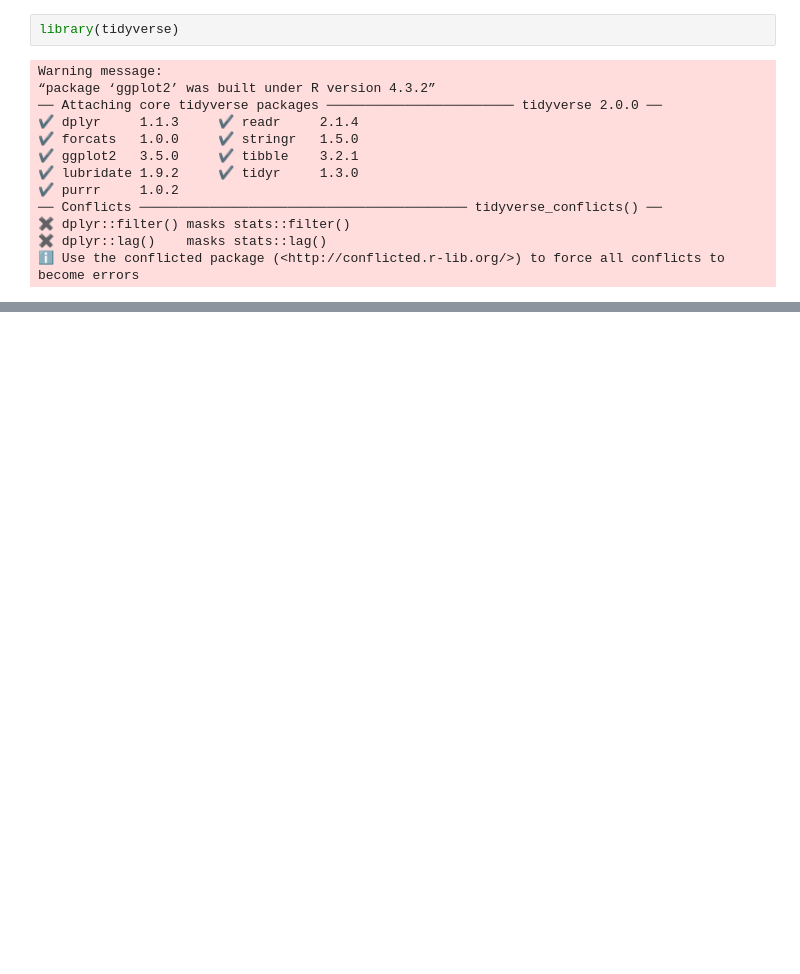
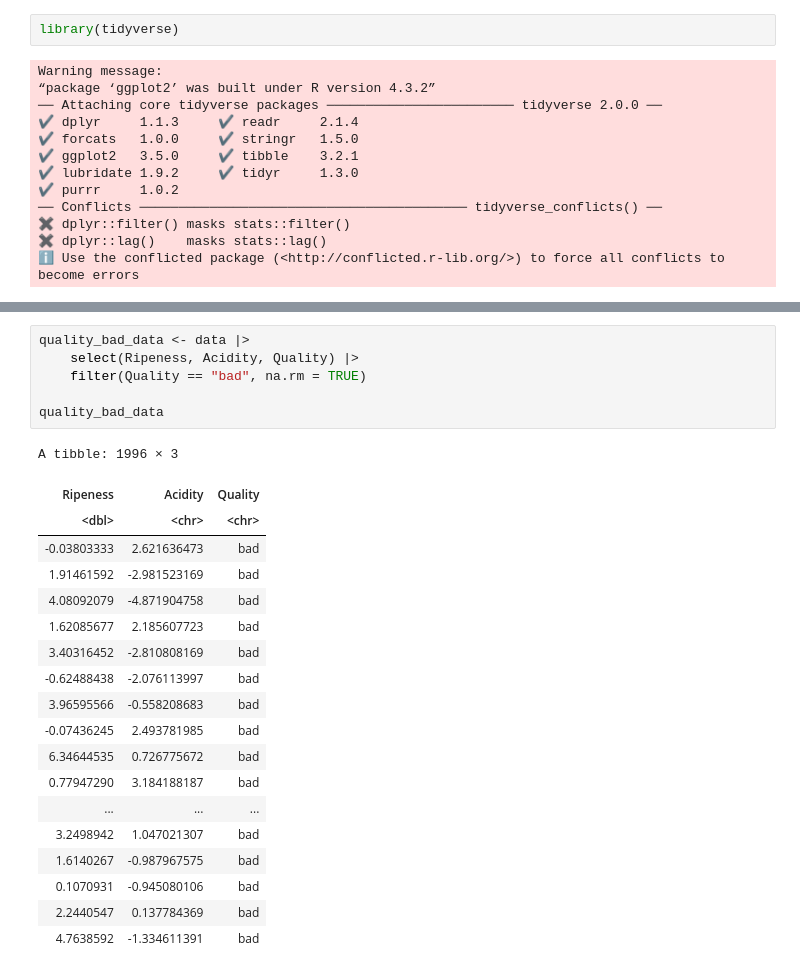
Before and after one commit to Ethkazin/DSCI-100-Group-Project, a Jupyter notebook: Final Report Data.ipynb, the cells around one changed output, grey strips where cells are left out. Saved outputs shown, nothing was run; the diff lists cells and outputs as text; blank space fills up the shorter version.

```diff
--- a/Final Report Data.ipynb
+++ b/Final Report Data.ipynb
@@ -46,0 +98,26 @@ A spec_tbl_df: 4001 × 9
+# %%
+quality_bad_data <- data |>
+    select(Ripeness, Acidity, Quality) |>
+    filter(Quality == "bad", na.rm = TRUE)
+
+quality_bad_data
+# %% [output]
+A tibble: 1996 × 3
+| Ripeness | Acidity | Quality |
+| <dbl> | <chr> | <chr> |
+| -0.03803333 | 2.621636473 | bad |
+| 1.91461592 | -2.981523169 | bad |
+| 4.08092079 | -4.871904758 | bad |
+| 1.62085677 | 2.185607723 | bad |
+| 3.40316452 | -2.810808169 | bad |
+| -0.62488438 | -2.076113997 | bad |
+| 3.96595566 | -0.558208683 | bad |
+| -0.07436245 | 2.493781985 | bad |
+| 6.34644535 | 0.726775672 | bad |
+| 0.77947290 | 3.184188187 | bad |
+| ... | ... | ... |
+| 3.2498942 | 1.047021307 | bad |
+| 1.6140267 | -0.987967575 | bad |
+| 0.1070931 | -0.945080106 | bad |
+| 2.2440547 | 0.137784369 | bad |
+| 4.7638592 | -1.334611391 | bad |
```
Also changed, not shown: parts of 2 cells of this notebook.
